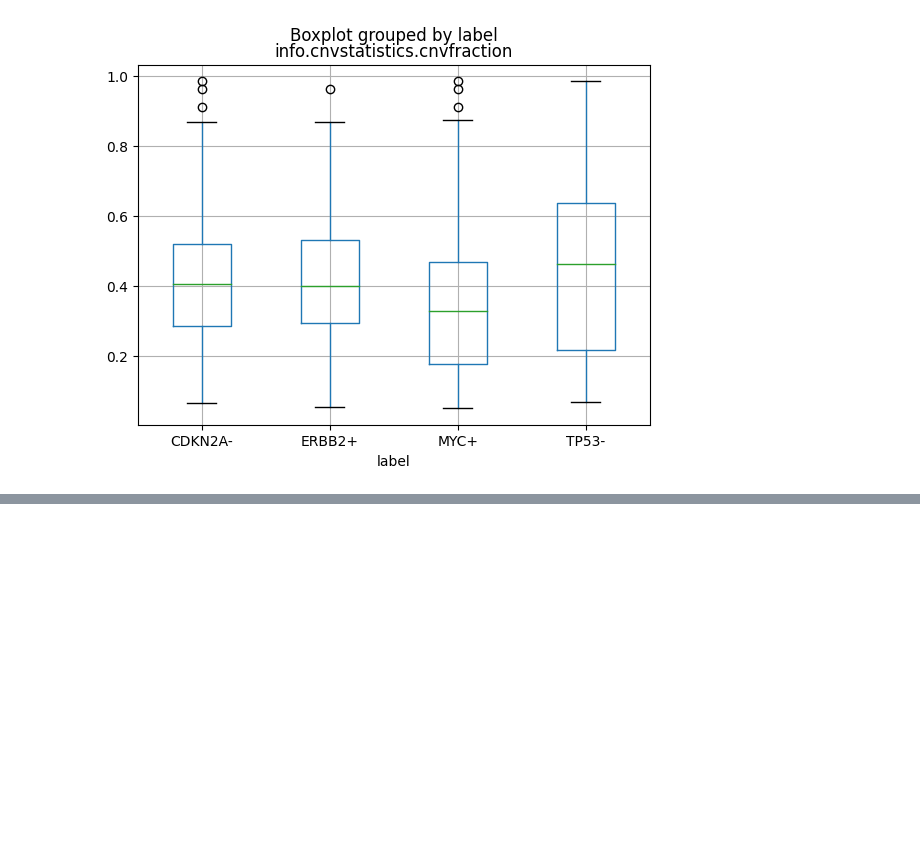
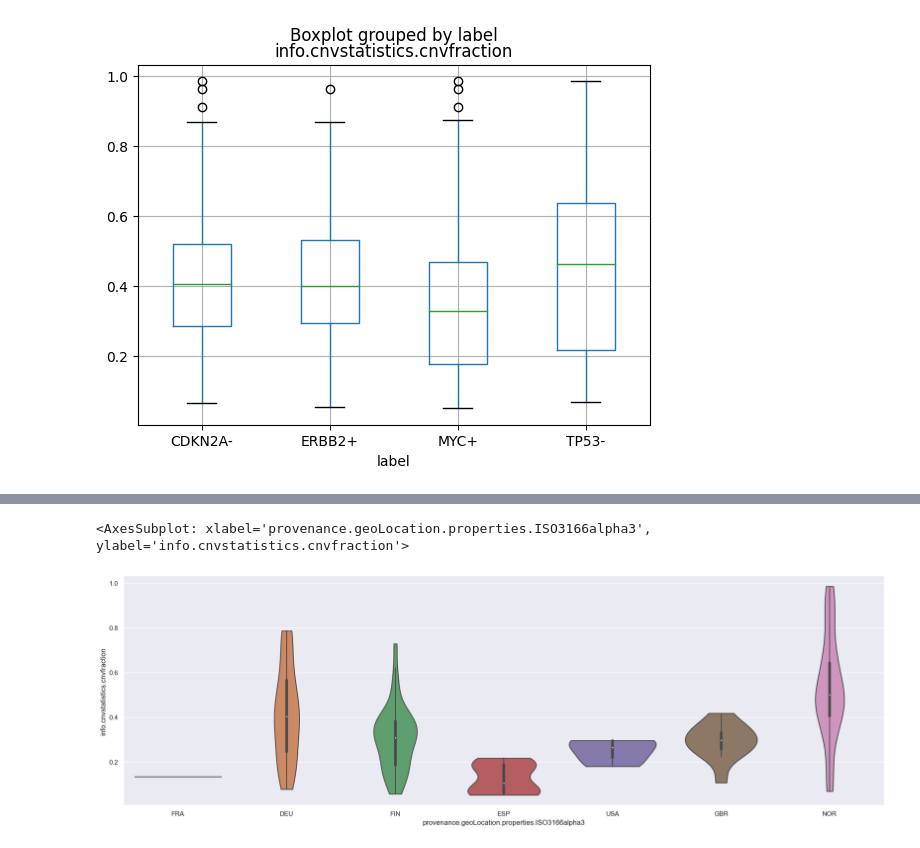
Before and after one commit to danielbreitenmoser/sarcoma, a Jupyter notebook: thecode.ipynb, the cells around one changed output, grey strips where cells are left out. Cells and saved outputs as stored; diff of their text form; code cells hidden in the pictures; blank space fills up the shorter version.

```diff
--- a/thecode.ipynb
+++ b/thecode.ipynb
@@ -153,0 +164,5 @@ countsnorm.plot.bar(rot = 0)
+# %%
+sns.violinplot(data=täglichbrot, x="provenance.geoLocation.properties.ISO3166alpha3", y="info.cnvstatistics.cnvfraction", cut=0)
+# %% [output]
+<AxesSubplot: xlabel='provenance.geoLocation.properties.ISO3166alpha3', ylabel='info.cnvstatistics.cnvfraction'>
+[figure, added]
```
Also changed, not shown: parts of 28 cells of this notebook.
